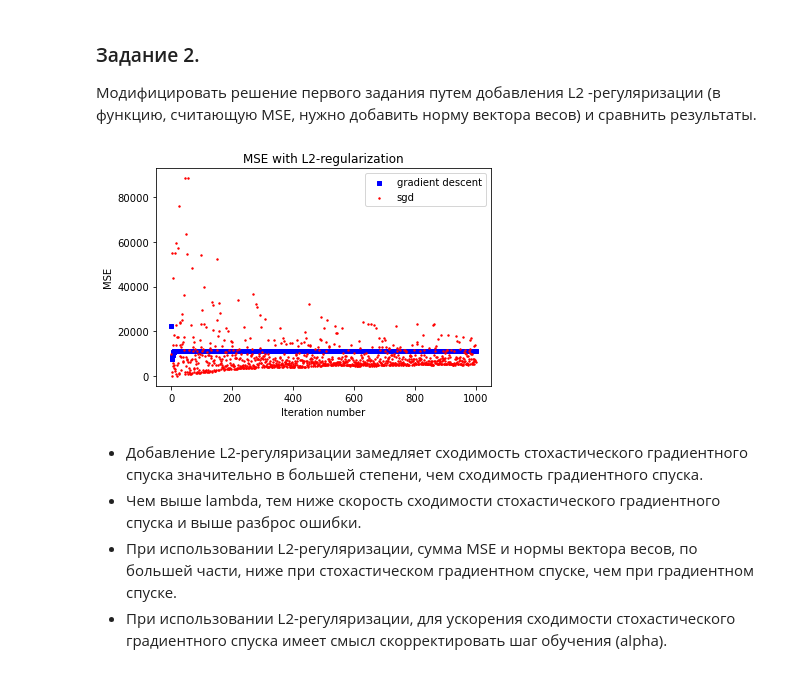
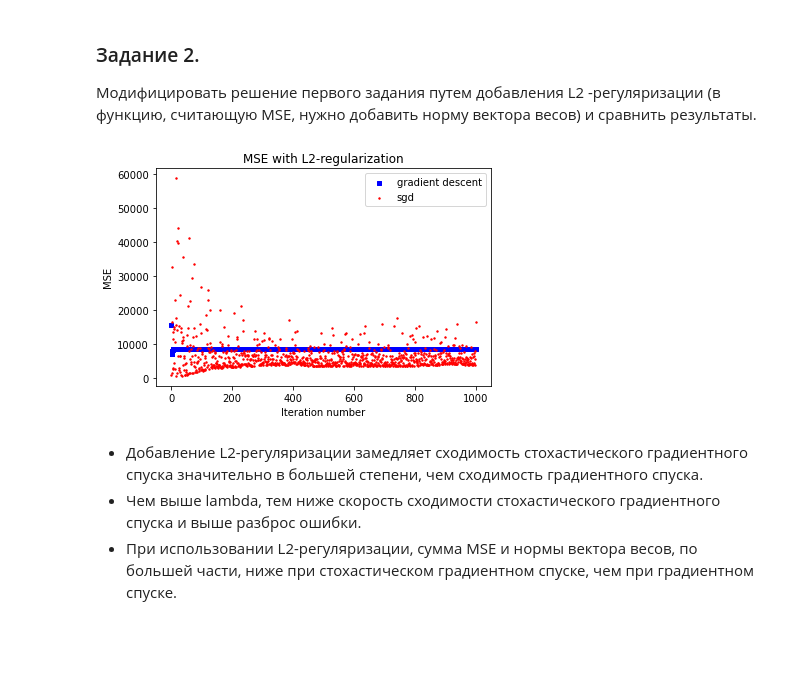
Before and after one commit to Yanina-Kutovaya/Algorithms, a Jupyter notebook: 2_sgd.ipynb, the cells around one changed output. Saved outputs shown, nothing was run; the diff lists cells and outputs as text; code cells hidden in the pictures; blank space fills up the shorter version.

```diff
--- a/2_sgd.ipynb
+++ b/2_sgd.ipynb
@@ -69,23 +69,22 @@ plt.show()
 Модифицировать решение первого задания путем добавления  L2 -регуляризации (в функцию, считающую MSE, нужно добавить норму вектора весов) и сравнить результаты.
 # %%
 lambda_ = 0.5
-alpha = 0.25
+alpha = 0.4
 n_iter = 1000
 fig = plt.figure()
 ax1 = fig.add_subplot(111)
 
 ax1.scatter(range(n_iter), cost_history(alpha, n_iter, 'gd', 'ridge'), s=20, c='b', marker="s", label='gradient descent')
 ax1.scatter(range(n_iter), cost_history(alpha, n_iter, 'sgd', 'ridge'), s=2, c='r', marker="o", label='sgd')
 
 plt.title('MSE with L2-regularization')
 plt.xlabel('Iteration number')
 plt.ylabel('MSE')
 plt.legend(loc='upper right');
 plt.show()
 # %% [output]
-[figure, old version]
+[figure, new version]
 # %% [markdown]
 * Добавлениe L2-регуляризации замедляет сходимость стохастического градиентного спуска значительно в большей степени, чем сходимость градиентного спуска.
 * Чем выше lambda, тем ниже скорость сходимости стохастического градиентного спуска и выше разброс ошибки.
 * При использовании L2-регуляризации, сумма MSE и нормы вектора весов, по большей части, ниже при стохастическом градиентном спуске, чем при градиентном спуске.
-* При использовании L2-регуляризации, для ускорения сходимости стохастического градиентного спуска имеет смысл скорректировать шаг обучения (alpha).
```
Also changed, not shown: parts of 1 cell of this notebook.
